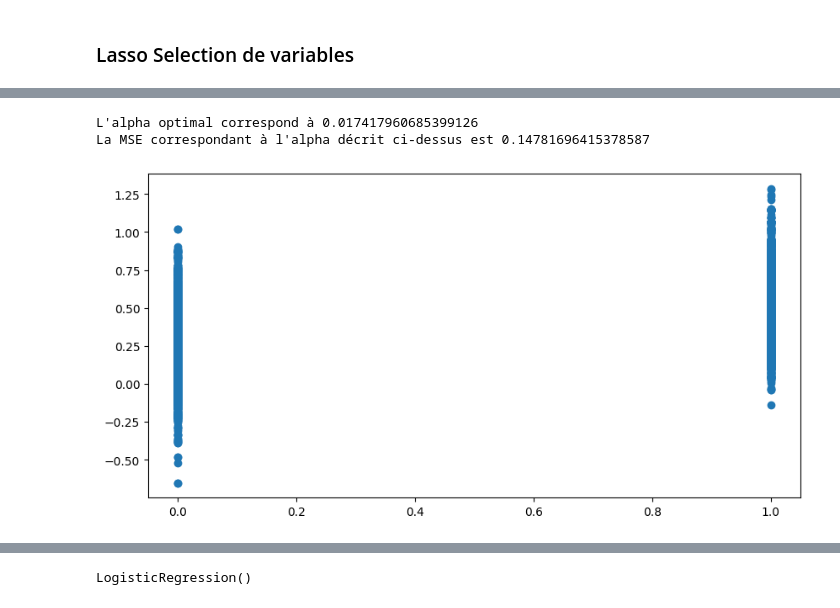
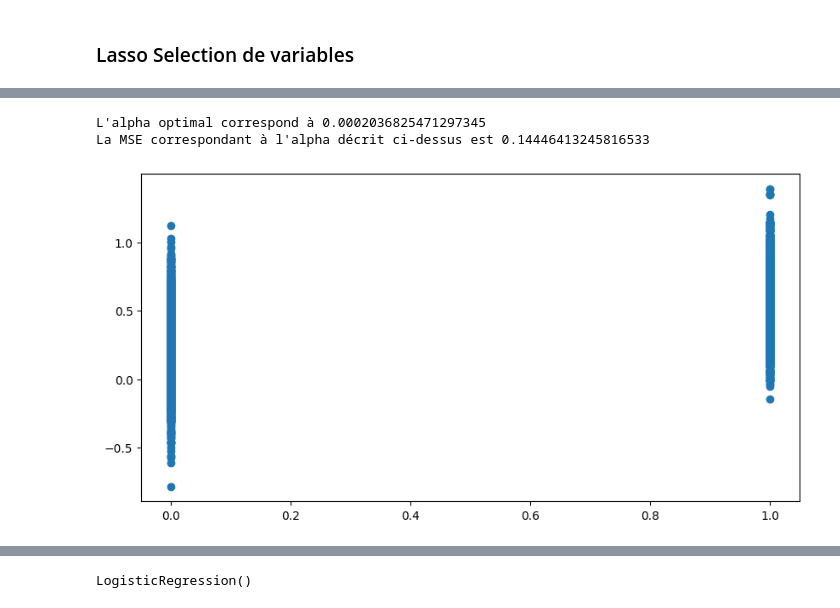
Before and after one commit to Ezequiel-Hurtado/grande_dimension, a Jupyter notebook: scripts/Script.ipynb, the cells around one changed output, grey strips where cells are left out. Saved outputs shown, nothing was run; the diff lists cells and outputs as text; code cells hidden in the pictures.

```diff
--- a/scripts/Script.ipynb
+++ b/scripts/Script.ipynb
@@ -358,2 +348,10 @@ X_train_np = X_train_v2.astype(float).to_numpy()
+# %%
+# Preparation des données pour Lasso.
+Y_test_np = np.array(Y_test)
+X_test_np = X_test.astype(float).to_numpy()
+# %%
+ss = pre.StandardScaler()
+X_train_np_scaled = ss.fit_transform(X_train_np)
+X_test_np_scaled = ss.transform(X_test_np)
 # %%
 # Mise en place de Lars Path à la Lasso.
@@ -373,9 +371,9 @@ alphas = np.logspace(-2,2,10)
 mse_lasso = []
 for i in alphas :
     mod_lasso = lm.Lasso(alpha =i)
-    mod_lasso.fit(X_train_np,Y_train_np)
-    Y_pred_lasso = mod_lasso.predict(X_test_v2)
-    mse_lasso.append(mt.mean_squared_error(Y_test_encoded_bis, Y_pred_lasso))
+    mod_lasso.fit(X_train_np_scaled,Y_train_np)
+    Y_pred_lasso = mod_lasso.predict(X_test_np_scaled)
+    mse_lasso.append(mt.mean_squared_error(Y_test_np, Y_pred_lasso))
 # %%
 # Graphique evolution MSE en fonction de Alpha.
 plt.Figure(figsize=(10,5))
@@ -389,23 +387,23 @@ plt.show()
 # %%
 # Cross Validation Lasso pour trouver l'Alpha et la MSE optimale.
 mod_lasso_cv = lm.LassoCV(cv = 5)
-mod_lasso_cv.fit(X_train_np,Y_train_encoded_bis)
+mod_lasso_cv.fit(X_train_np_scaled ,Y_train_np)
 lasso_alpha_opt = mod_lasso_cv.alpha_
 print(f"L'alpha optimal correspond à {lasso_alpha_opt}")
 
-Y_pred_lasso_CV = mod_lasso_cv.predict(X_test_v2)
-mse_lasso_CV = mt.mean_squared_error(Y_test_encoded_bis, Y_pred_lasso_CV)
+Y_pred_lasso_CV = mod_lasso_cv.predict(X_test_np_scaled)
+mse_lasso_CV = mt.mean_squared_error(Y_test_np, Y_pred_lasso_CV)
 print(f"La MSE correspondant à l'alpha décrit ci-dessus est {mse_lasso_CV}")
 # %% [output]
-L'alpha optimal correspond à 0.017417960685399126
-La MSE correspondant à l'alpha décrit ci-dessus est 0.14781696415378587
+L'alpha optimal correspond à 0.0002036825471297345
+La MSE correspondant à l'alpha décrit ci-dessus est 0.14446413245816533
 # %%
 # Graphique entre valeurs predites et observées.
 plt.figure(figsize=(10,5))
-plt.scatter(Y_test_encoded_bis, Y_pred_lasso_CV)
+plt.scatter(Y_test_np, Y_pred_lasso_CV)
 plt.show()
 # %% [output]
-[figure, old version]
+[figure, new version]
 # %%
 # Variables qui sont significatives selon le modèle Lasso CV.
 mod_lasso_cv.coef_
```
Also changed, not shown: parts of 69 cells of this notebook, 1 other file.
